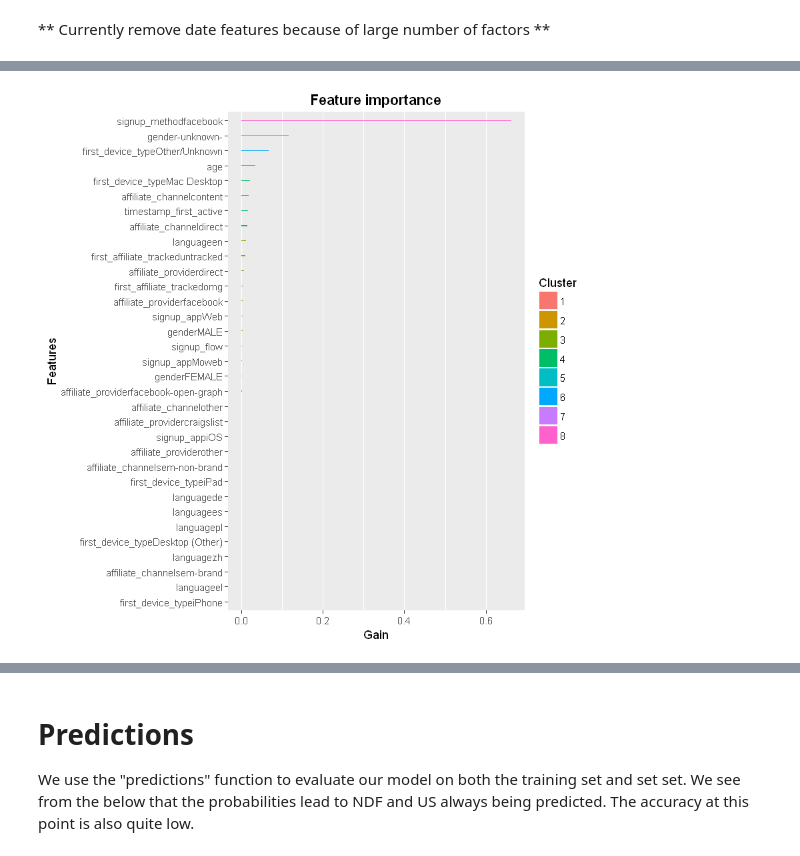
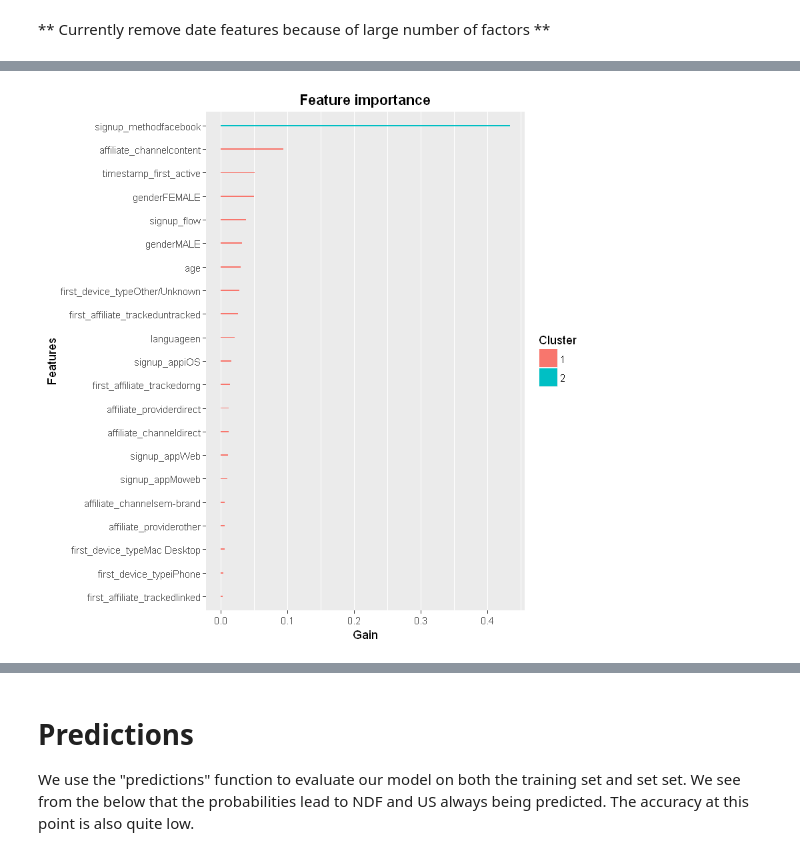
Before and after one commit to miballe/airbnb, a Jupyter notebook: Code/XGBoost2.ipynb, the cells around one changed output, grey strips where cells are left out. Drawn from its saved outputs; the diff is of its cells as text; code cells hidden in the pictures.

```diff
--- a/Code/XGBoost2.ipynb
+++ b/Code/XGBoost2.ipynb
@@ -17,6 +17,9 @@ library(caret)
 
 # Set Seed
 set.seed(1066)
+
+NAME <- "BASIC_1" # Name of Run (used for save file names)
+DATAPATH <- "../Data/users.RDS" # Path to preprocessed data
 # %% [output]
 Attaching package: 'dplyr'
 
@@ -41,12 +44,12 @@ Loading required package: ggplot2
 # Read data
 # remove id and date_first_booking as they are not relevant
 # CURRENTLY REMOVES DATE PARAMETERS AS WELL
-dat_raw <- readRDS("../Data/users.RDS") %>%
+dat_raw <- readRDS(DATAPATH) %>%
     na.omit()
 
-dat <- dat_raw %>%
-    select(-c(id,set)) %>%
-    select(-c(date_account_created, first_browser)) %>% ## Removing more complex factors
+# Remove unwanted features
+features_rm <- colnames(dat_raw) %in% c("id", "dataset", "first_browser", "age_cln", "age_cln2", "date_first_booking, X")
+dat <- dat_raw[, !features_rm] %>%
     data.table(keep.rownames = F)
 # %%
 # One-hot encoding
@@ -54,8 +57,8 @@ dat <- dat_raw %>%
 sparse_dat <- sparse.model.matrix(country_destination ~ . -1, data = dat)
 
 # Find the training set
-sparse_tr <- sparse_dat[dat_raw$set == "train",]
-tr <- dat[dat_raw$set == "train",]
+sparse_tr <- sparse_dat[dat_raw$dataset == "train",]
+tr <- dat[dat_raw$dataset == "train",]
 # %%
 # Parameter search using Cross validation
 # http://stats.stackexchange.com/questions/171043/how-to-tune-hyperparameters-of-xgboost-trees
@@ -91,6 +94,9 @@ xgb_train_1 = train(
     method = "xgbTree",
     metric = "Kappa"
 )
+
+saveRDS(xgb_train_1, paste0("./Models/", NAME, ".RDS"))
+model <- xgb_train_1$finalModel
 # %% [output]
 Loading required package: plyr
 ------------------------------------------------------------------------------
@@ -127,10 +131,14 @@ saveRDS(xgb_train_1, "./Models/xgb_model.RDS")
 # %%
+# Plots performance metrics if caret was used
+if(!is.null(xgb_train_1$results)){
+
 # Evaluating importance of features to the model
 importance <- xgb.importance(sparse_tr@Dimnames[[2]],
-                             model = xgb_train_1$finalModel,
+                             model = model,
                              data = sparse_tr,
                              label = as.numeric(tr$country_destination)
                             )
-xgb.plot.importance(importance_matrix = importance)
+xgb.plot.importance(importance_matrix = head(importance,30))
+}
 # %% [output]
-[figure, old version]
+[figure, new version]
```
Also changed, not shown: parts of 7 cells of this notebook, 22 other files.
